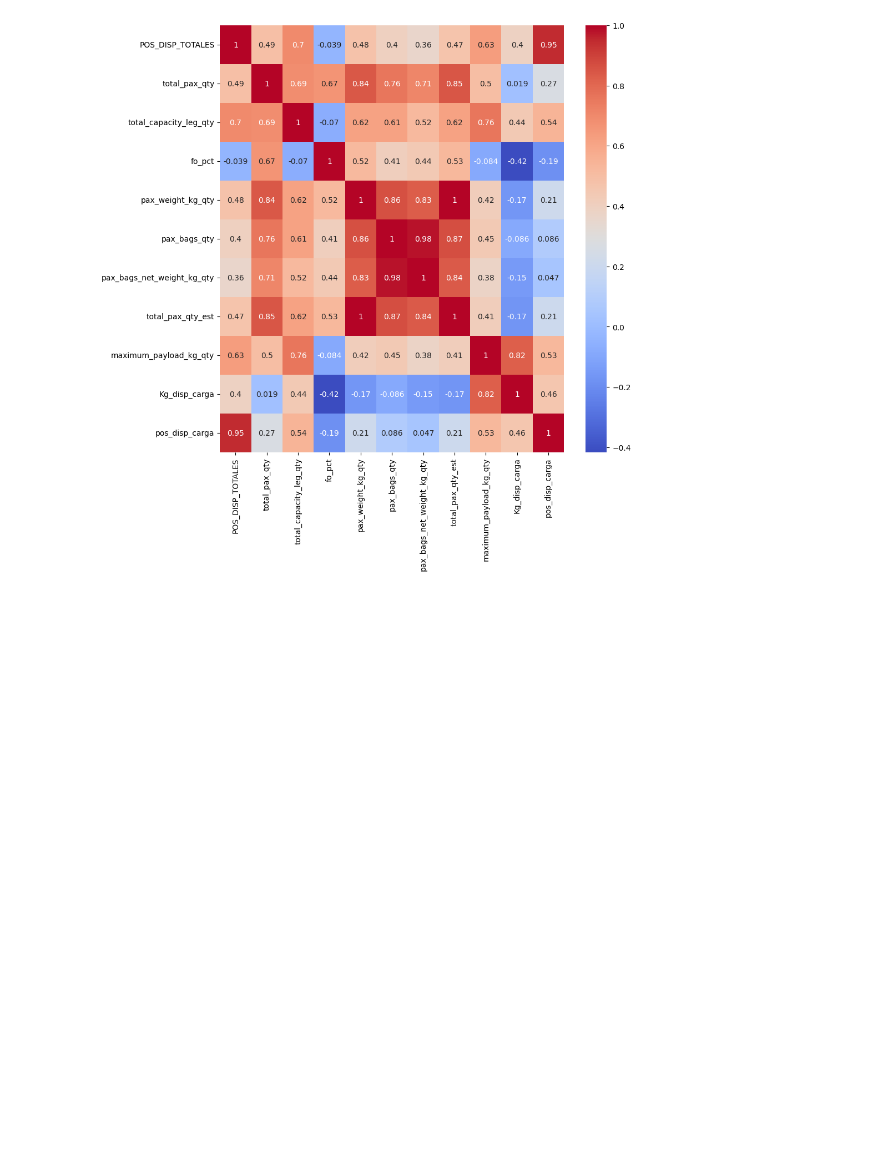
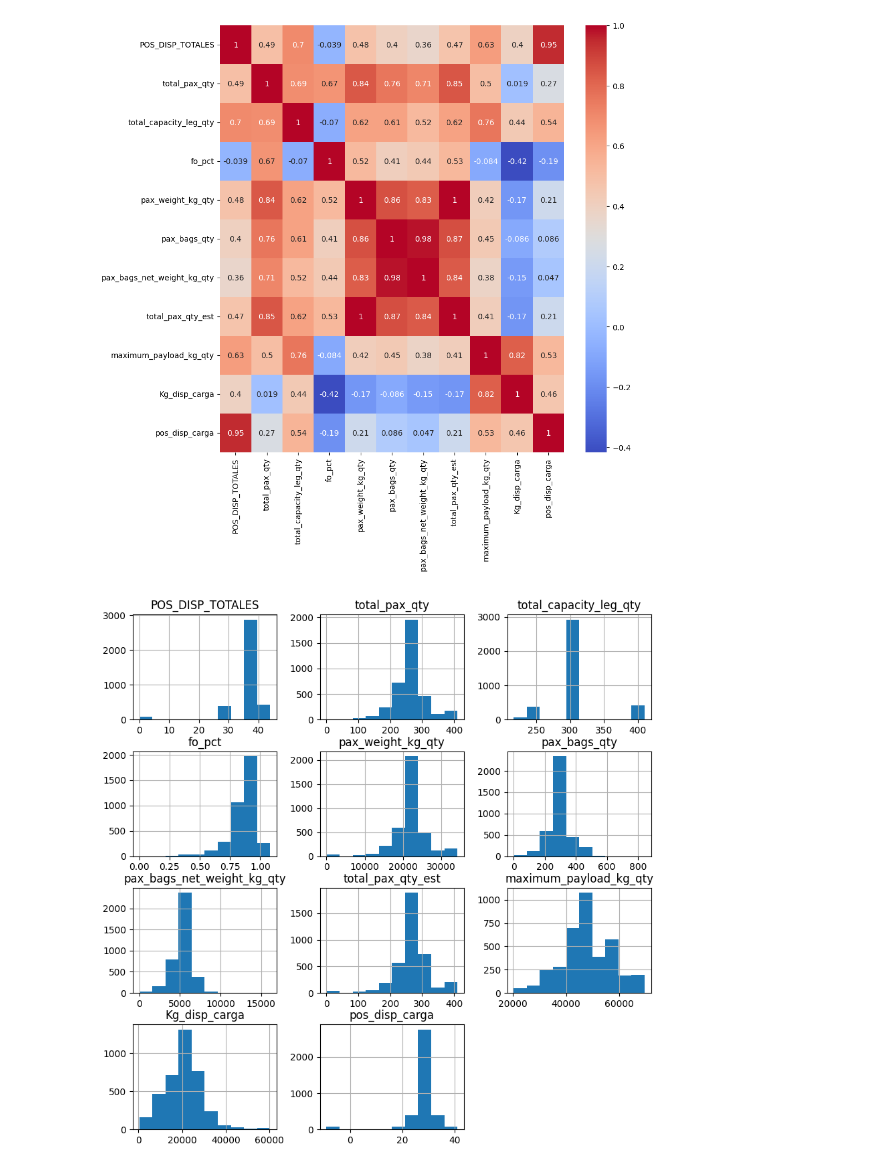
Before and after one commit to Felipepa9/MADSI, a Jupyter notebook: ENTREGA_3_||_CIENCIA_DE_DATOS.ipynb, the cells around one changed output. Cells and saved outputs as stored; diff of their text form; code cells hidden in the pictures; blank space fills up the shorter version.

```diff
--- a/ENTREGA_3_||_CIENCIA_DE_DATOS.ipynb
+++ b/ENTREGA_3_||_CIENCIA_DE_DATOS.ipynb
@@ -176,3 +176,8 @@ sns.heatmap(correlation_matrix, annot=True, cmap='coolwarm')
 plt.show()
 # %% [output]
 [figure]
+# %%
+data.hist(figsize=(10, 10))
+plt.show()
+# %% [output]
+[figure, added]
```
Also changed, not shown: parts of 1 cell of this notebook.
